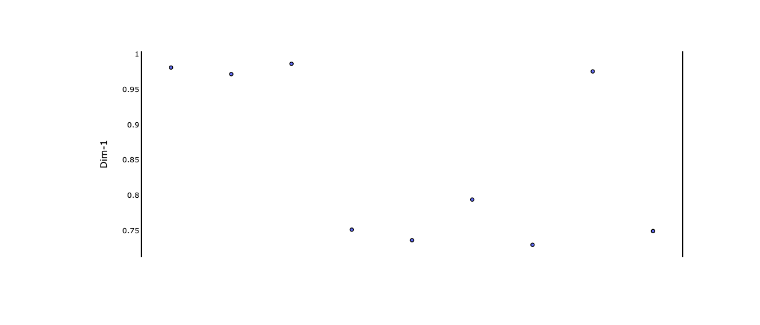
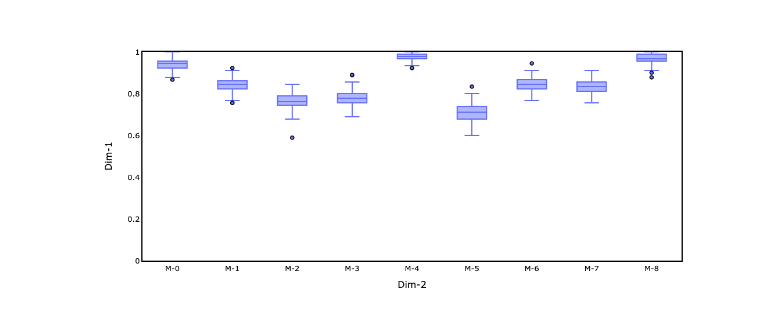
Before and after one commit to elmspace/NEExT, a Jupyter notebook: experiments/abcd/outlier_classification_experiment/analysis.ipynb, the cells around one changed output. Drawn from its saved outputs; the diff is of its cells as text; code cells hidden in the pictures.

```diff
--- a/experiments/abcd/outlier_classification_experiment/analysis.ipynb
+++ b/experiments/abcd/outlier_classification_experiment/analysis.ipynb
@@ -3,7 +3,12 @@ import plotly.express as px
 import plotly.graph_objects as go
 import pandas as pd
 # %%
-data = pd.read_csv("./results/results_lite.csv")
+data = pd.read_csv("./results/results_outlier_lite.csv")
 # %%
-data["feat_name"].unique()
+feat_name = list(data["feat_name"].unique())
+feat_name_map = {}
+for idx, name in enumerate(feat_name):
+    feat_name_map[name] = "M-"+str(idx)
+data["feat_name_map"] = data["feat_name"].apply(lambda x : feat_name_map[x])
+data.head()
 # %% [output]
@@ -31,5 +21,5 @@ data[data["feat_name"] == "page_rank"]
 # %%
-fig = px.scatter(datag, x="feat_name", y="f1")
+fig = px.box(data, x="feat_name_map", y="accuracy")
 
 # Update figure layout
 fig.update_layout(paper_bgcolor='white')
@@ -62,14 +52,15 @@ fig.update_layout(
 fig.update_layout(showlegend=True)
 fig.update_layout(legend=dict(
     yanchor="bottom",
-    y=0.02,
+    y=0.2,
     xanchor="left",
     x=0.8,
     bordercolor="Black",
     borderwidth=1
 ))
 
-fig.update_xaxes(visible=False, showticklabels=False)
+fig.update_xaxes(visible=True, showticklabels=True)
+fig.update_layout(yaxis_range=[0,1])
 
 fig.update_xaxes(showgrid=False, gridwidth=0.5, gridcolor='#e3e1e1')
 fig.update_yaxes(showgrid=False, gridwidth=0.5, gridcolor='grey')
@@ -82 +74 @@ fig.show()
-[figure, old version]
+[figure, new version]
```
Also changed, not shown: parts of 4 cells of this notebook, 6 other files.
